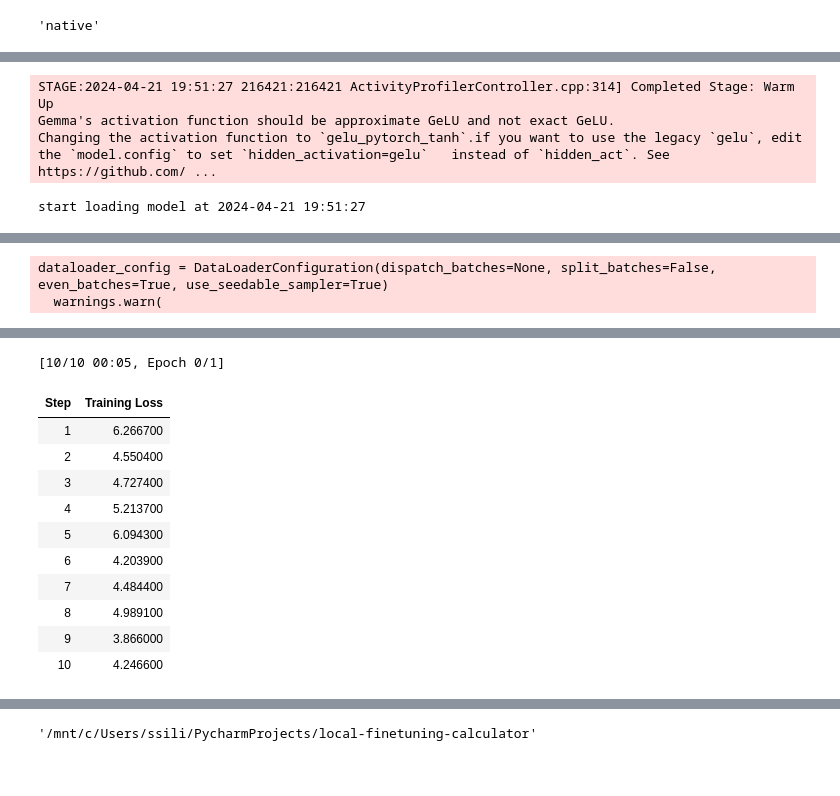
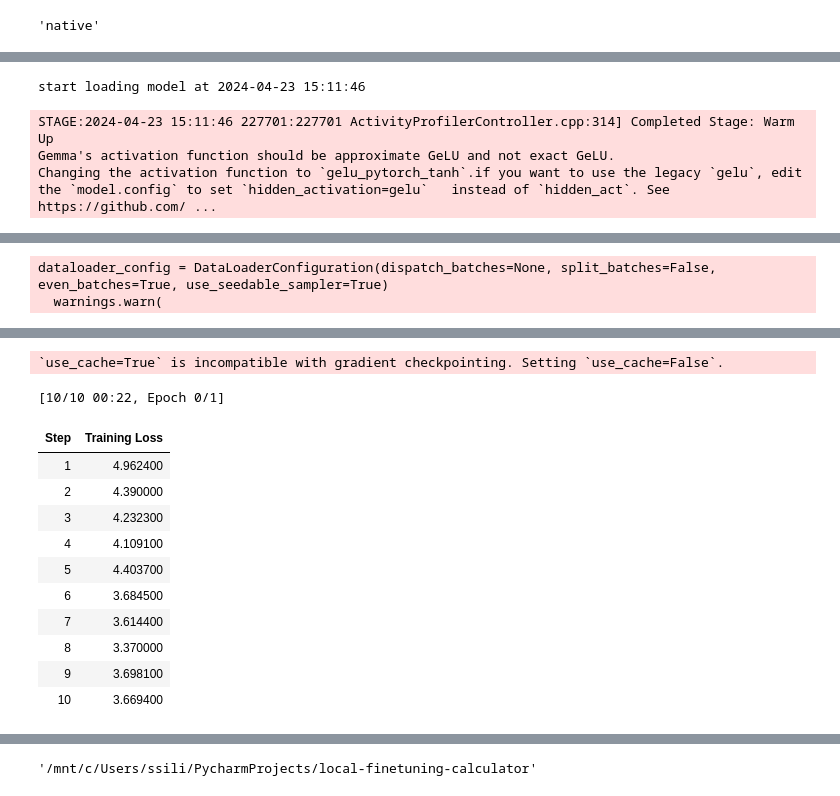
Before and after one commit to BareBeaverBat/local-finetuning-calculator, a Jupyter notebook: gemma_2b_experiments.ipynb, the cells around one changed output, grey strips where cells are left out. Cells and saved outputs as stored; diff of their text form; code cells hidden in the pictures.

```diff
--- a/gemma_2b_experiments.ipynb
+++ b/gemma_2b_experiments.ipynb
@@ -27,15 +27,16 @@ eli5_train_test = eli5.train_test_split(test_size=0.2)
 model_id = "google/gemma-2b"
 bnb_config = BitsAndBytesConfig(
     load_in_4bit=True,
-    bnb_4bit_quant_type="nf4",
+    bnb_4bit_quant_type="nf4",#todo try 8 bit quantization (only int8 available in bnb) for gemma _2_ b
     bnb_4bit_compute_dtype=torch.float16,#todo explore whether it actually increases overall memory usage to change this to float32
     bnb_4bit_use_double_quant=True# reminder that this makes computing the total memory used by the frozen weights even more complicated, something about reducing the size of the quantization constants that are used for remembering how to dequantize a given block of quantized weights? by the equivalent of 0.4 bits per parameter, per docs
 )
 
 
 lora_config = LoraConfig(
-    r=64,
-    target_modules=["q_proj", "o_proj", "k_proj", "v_proj", # just lora'ing attention heads for now, to mimic original LoRA paper
+    r=16,#todo explore higher values like 96 or 128, and also lower values like 32
+    target_modules=["embed_tokens",
+        "q_proj", "o_proj", "k_proj", "v_proj",
                     "gate_proj", "up_proj", "down_proj"
                     ],# reminder, can use "all-linear" (not inside list) for the expansive case https://huggingface.co/docs/peft/developer_guides/lora#qlora-style-training
     task_type="CAUSAL_LM",
@@ -43,7 +44,7 @@ lora_config = LoraConfig(
     #todo investigate whether it's worth trying Dora, iirc that was said to be especially helpful when lora rank is low
 )
 
-seq_len = 128
+seq_len = 256
 # %%
 
 eli5_train_test = eli5_train_test.flatten()
@@ -144,17 +149,22 @@ with torch.profiler.profile(
         train_dataset=fixed_len_train_dset,
         eval_dataset=fixed_len_eval_dset,
         args=TrainingArguments(
-            per_device_train_batch_size=1,
+            per_device_train_batch_size=4,
             # gradient_accumulation_steps=4,#todo don't want to touch this until I understand it
             warmup_steps=2,
             max_steps=10,
             learning_rate=2e-4,
-            fp16=True,
+            # fp16=True,#never turn this on! it adds a 1000mib chunk to the very peak of memory usage in the middle of each epoch!
             logging_steps=1,
             output_dir="outputs",
-            optim="paged_adamw_32bit"#can try paged_adamw_8bit in absolute worst case
+            optim="paged_adamw_32bit",#can try paged_adamw_8bit in absolute worst case
+            gradient_checkpointing=True
+            # Apparently pytorch vram viz really, really does not like quantization; before turning on grad checkpointing, it said
+            # the frozen/quantized weights were "unknown"; now, it says they're "inputs" lmao
+            # Regardless, this does substantially reduce the height of the peaks (by ~450mib in scenario4) and moves them to the end of the epoch instead of the middle for some reason
+            #
         ),
-        packing=True,
+        packing=True,#todo try disabling this and seeing how that changes the shape of the memory visualization over time
         # dataset_text_field="answers.text",
         peft_config=lora_config,
         max_seq_length=seq_len
@@ -165,7 +175,7 @@ with torch.profiler.profile(
     trainer.train()
     print("finish training at " + time.strftime("%Y-%m-%d %H:%M:%S", time.localtime()))
 # %% [output]
-STAGE:2024-04-21 19:51:27 216421:216421 ActivityProfilerController.cpp:314] Completed Stage: Warm Up
-Gemma's activation function should be approximate GeLU and not exact GeLU.
-Changing the activation function to `gelu_pytorch_tanh`.if you want to use the legacy `gelu`, edit the `model.config` to set `hidden_activation=gelu`   instead of `hidden_act`. See https://github.com/ ...
+start loading model at 2024-04-23 15:11:46
-start loading model at 2024-04-21 19:51:27
+STAGE:2024-04-23 15:11:46 227701:227701 ActivityProfilerController.cpp:314] Completed Stage: Warm Up
+Gemma's activation function should be approximate GeLU and not exact GeLU.
+Changing the activation function to `gelu_pytorch_tanh`.if you want to use the legacy `gelu`, edit the `model.config` to set `hidden_activation=gelu`   instead of `hidden_act`. See https://github.com/ ...
@@ -193,12 +203,13 @@ start training at 2024-04-21 19:51:32
-[10/10 00:05, Epoch 0/1]
+`use_cache=True` is incompatible with gradient checkpointing. Setting `use_cache=False`.
+[10/10 00:22, Epoch 0/1]
 | Step | Training Loss |
-| 1 | 6.266700 |
-| 2 | 4.550400 |
-| 3 | 4.727400 |
-| 4 | 5.213700 |
-| 5 | 6.094300 |
-| 6 | 4.203900 |
-| 7 | 4.484400 |
-| 8 | 4.989100 |
-| 9 | 3.866000 |
-| 10 | 4.246600 |
+| 1 | 4.962400 |
+| 2 | 4.390000 |
+| 3 | 4.232300 |
+| 4 | 4.109100 |
+| 5 | 4.403700 |
+| 6 | 3.684500 |
+| 7 | 3.614400 |
+| 8 | 3.370000 |
+| 9 | 3.698100 |
+| 10 | 3.669400 |
```
Also changed, not shown: parts of 8 cells of this notebook, 1 other file.
